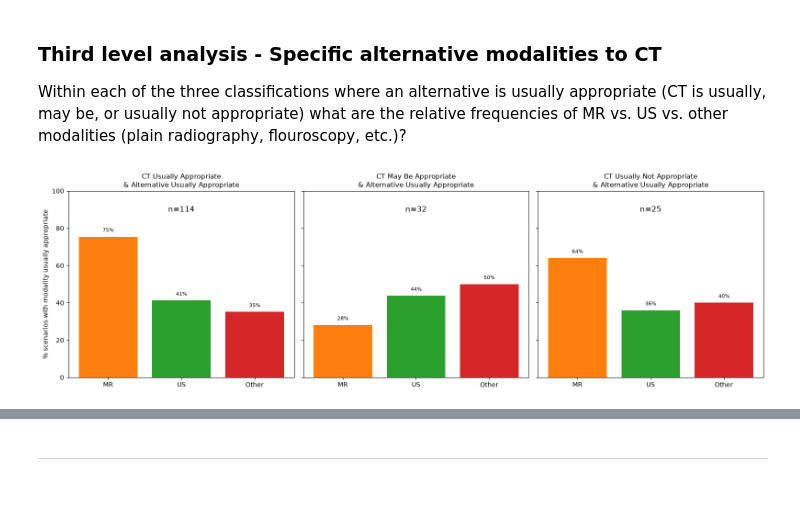
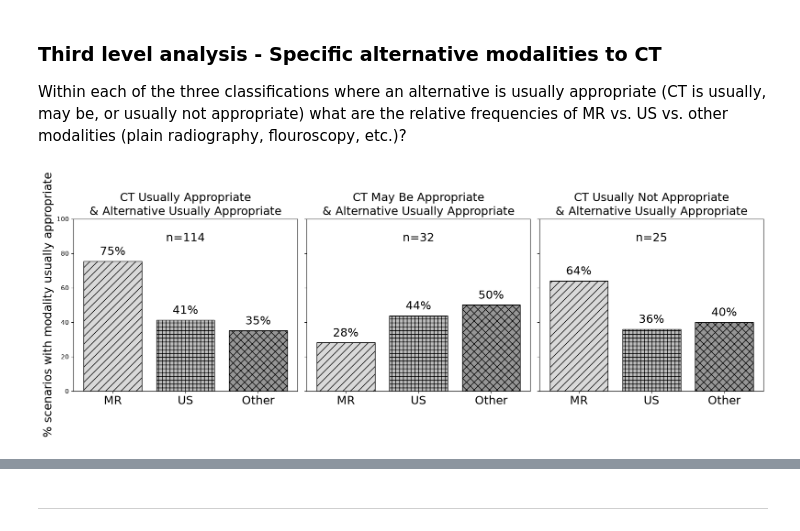
Before and after one commit to bsalexander/acr_analysis, a Jupyter notebook: 03 analyze.ipynb, the cells around one changed output, grey strips where cells are left out. Cells and saved outputs as stored; diff of their text form; code cells hidden in the pictures; blank space fills up the shorter version.

```diff
--- a/analyze.ipynb
+++ b/03 analyze.ipynb
@@ -601,44 +608,54 @@ plot_category_grid(category_counts(filtered_scenarios))
 
 Within each of the three classifications where an alternative is usually appropriate (CT is usually, may be, or usually not appropriate) what are the relative frequencies of MR vs. US vs. other modalities (plain radiography, flouroscopy, etc.)?
 # %%
-def plot_modality_percentages(data):
+
+def plot_modality_percentages(data, filename):
     modality_cols = ['mr_usually_appropriate', 'us_usually_appropriate', 'other_modality_usually_appropriate']
     modality_labels = ['MR', 'US', 'Other']
-    colors = ['#ff7f0e', '#2ca02c', '#d62728']
+    colors = ['#d9d9d9', '#bdbdbd', '#969696']
+    hatches = ['//', '++', 'xx']
 
     category_cols = ['green-green', 'yellow-green', 'red-green']
     titles = [
         'CT Usually Appropriate\n& Alternative Usually Appropriate',
         'CT May Be Appropriate\n& Alternative Usually Appropriate',
         'CT Usually Not Appropriate\n& Alternative Usually Appropriate'
     ]
 
     fig, axes = plt.subplots(1, 3, figsize=(16, 5), sharey=True)
 
     for j, col in enumerate(category_cols):
-        subset = data[data[col] == True]
+        subset = data[data[col]]
         total_count = len(subset)
-        percentages = subset[modality_cols].mean().mul(100) if total_count > 0 else pd.Series([0, 0, 0], index=modality_cols)
+        percentages = (
+            subset[modality_cols].mean().mul(100)
+            if total_count > 0
+            else pd.Series(0, index=modality_cols)
+        )
 
         ax = axes[j]
-        ax.bar(modality_labels, percentages, color=colors)
-        ax.set_title(titles[j], fontsize=11)
-        ax.text(0.5, 0.92, f'n={total_count}', transform=ax.transAxes, ha='center', va='top', fontsize=12)
+        ax.bar(modality_labels, percentages, color=colors, edgecolor='black', hatch=hatches)
+        ax.set_title(titles[j], fontsize=18)
+        ax.text(0.5, 0.92, f'n={total_count}', transform=ax.transAxes,
+                ha='center', va='top', fontsize=18)
         ax.set_ylim(0, 100)
         if j == 0:
-            ax.set_ylabel('% scenarios with modality usually appropriate')
+            ax.set_ylabel('% scenarios with modality usually appropriate', fontsize=18)
         ax.set_xticks(range(len(modality_labels)))
-        ax.set_xticklabels(modality_labels, rotation=0)
+        ax.set_xticklabels(modality_labels, fontsize=18)
 
         for k, val in enumerate(percentages):
-            ax.text(k, val + 2, f'{val:.0f}%', ha='center', va='bottom', fontsize=8)
+            ax.text(k, val + 2, f'{val:.0f}%', ha='center', va='bottom', fontsize=18)
 
     plt.tight_layout()
+    output_dir = Path("output")
+    output_dir.mkdir(parents=True, exist_ok=True)
+    fig.savefig(output_dir / filename, dpi=300, bbox_inches="tight")
     plt.show()
 
-plot_modality_percentages(filtered_scenarios)
+plot_modality_percentages(filtered_scenarios, "modality_percentages.png")
 # %% [output]
-[figure, old version]
+[figure, new version]
 # %% [markdown]
 ## Output Tables<a id='table_output'></a>
 
```
Also changed, not shown: parts of 6 cells of this notebook, 31 other files.
